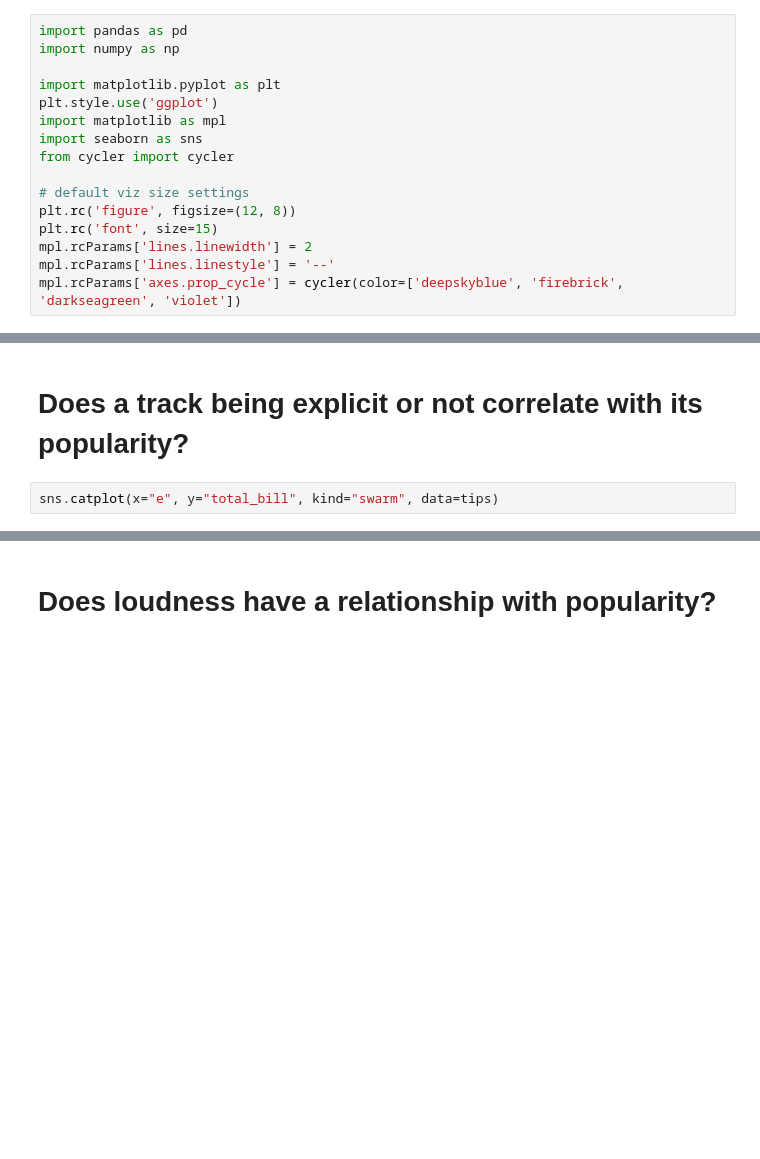
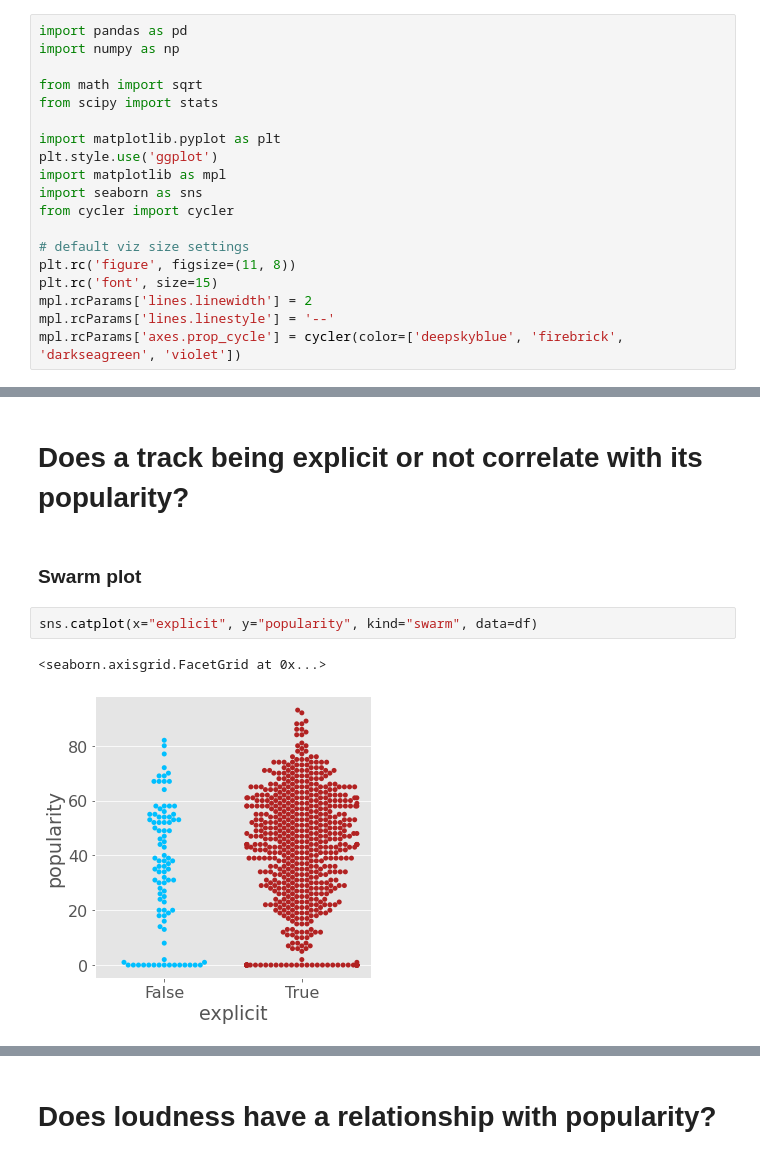
Before and after one commit to SpotiScryers/SpotiScry, a Jupyter notebook: kwame_explore.ipynb, the cells around one changed output, grey strips where cells are left out. Cells and saved outputs as stored; diff of their text form; blank space fills up the shorter version.

```diff
--- a/kwame_explore.ipynb
+++ b/kwame_explore.ipynb
@@ -6,6 +6,9 @@
 # %%
 import pandas as pd
 import numpy as np
+
+from math import sqrt
+from scipy import stats
 
 import matplotlib.pyplot as plt
 plt.style.use('ggplot')
@@ -14,7 +17,7 @@ import seaborn as sns
 from cycler import cycler
 
 # default viz size settings
-plt.rc('figure', figsize=(12, 8))
+plt.rc('figure', figsize=(11, 8))
 plt.rc('font', size=15)
 mpl.rcParams['lines.linewidth'] = 2
 mpl.rcParams['lines.linestyle'] = '--'
@@ -63,5 +71,10 @@ Index(['artist', 'album', 'track_name', 'track_id', 'danceability', 'energy',
       dtype='object')
 # %% [markdown]
 # Does a track being explicit or not correlate with its popularity?
+# %% [markdown]
+### Swarm plot
 # %%
-sns.catplot(x="e", y="total_bill", kind="swarm", data=tips)
+sns.catplot(x="explicit", y="popularity", kind="swarm", data=df)
+# %% [output]
+<seaborn.axisgrid.FacetGrid at 0x...>
+[figure, added]
```
Also changed, not shown: parts of 20 cells of this notebook.
